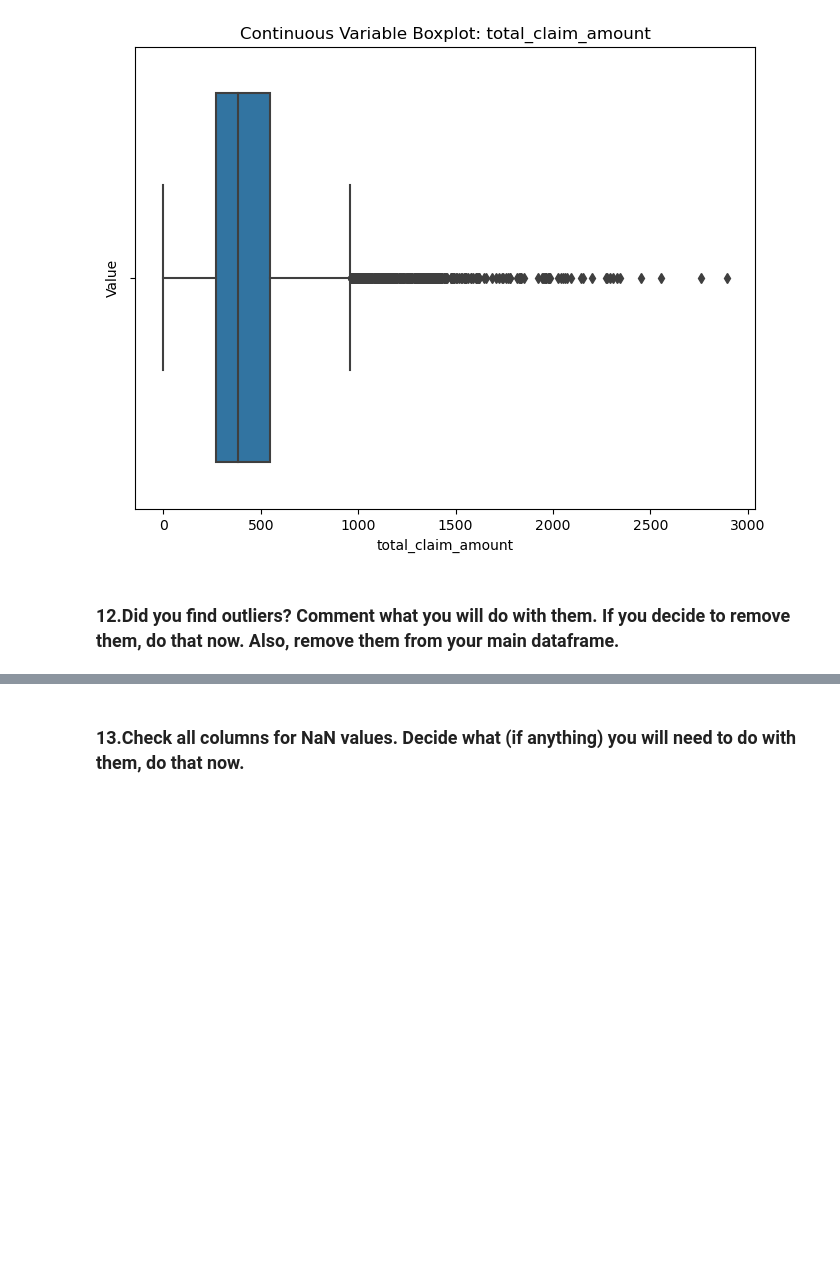
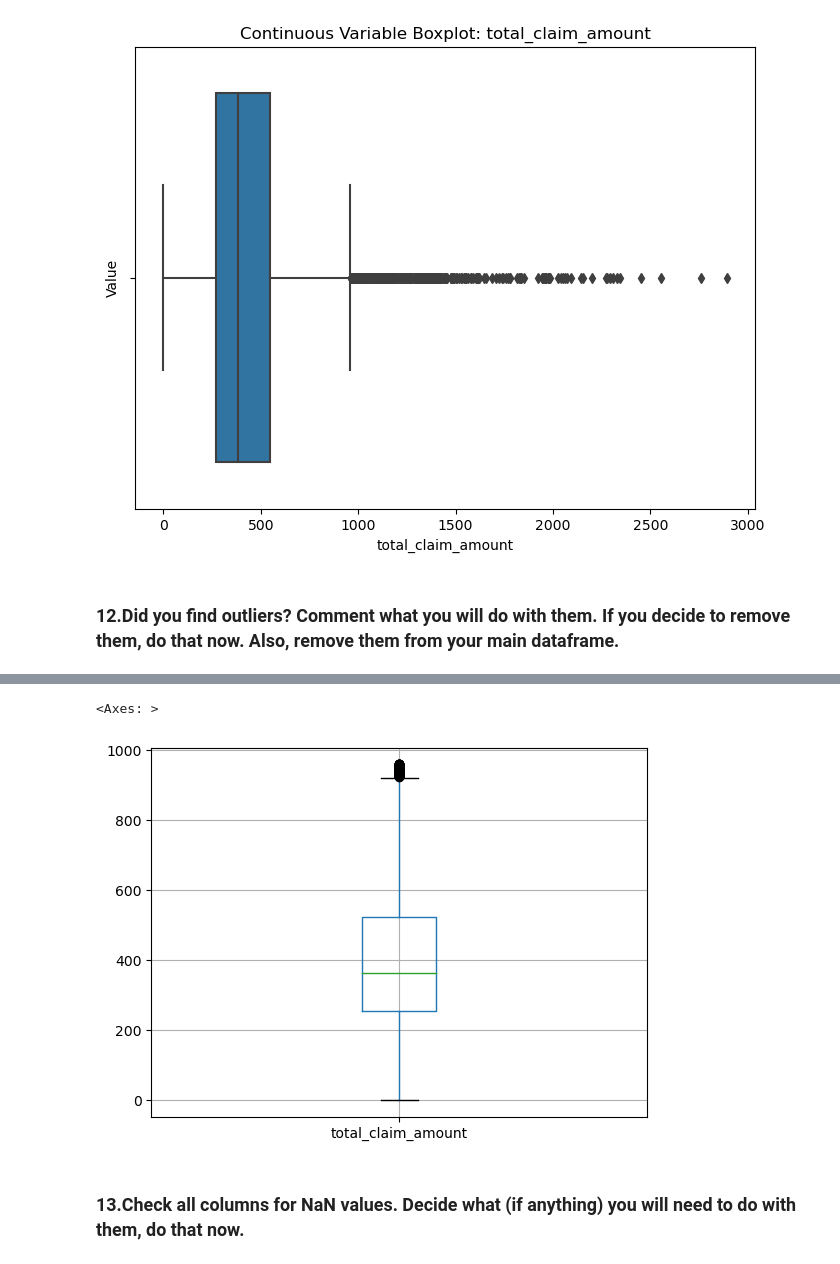
Before and after one commit to damiencmb/lab-cleaning-numerical-data, a Jupyter notebook: lab-cleaning-numerical-data.ipynb, the cells around one changed output, grey strips where cells are left out. Saved outputs shown, nothing was run; the diff lists cells and outputs as text; code cells hidden in the pictures; blank space fills up the shorter version.

```diff
--- a/lab-cleaning-numerical-data.ipynb
+++ b/lab-cleaning-numerical-data.ipynb
@@ -315,3 +321,9 @@ numerical_df[['customer_lifetime_value']].boxplot()
+# %%
+numerical_df['total_claim_amount'] = remove_outliers(numerical_df['total_claim_amount'])
+numerical_df[['total_claim_amount']].boxplot()
+# %% [output]
+<Axes: >
+[figure, added]
 # %% [markdown]
 ### 13.Check all columns for NaN values. Decide what (if anything) you will need to do with them, do that now.
 # %%
```
Also changed, not shown: parts of 3 cells of this notebook, 1 other file.
